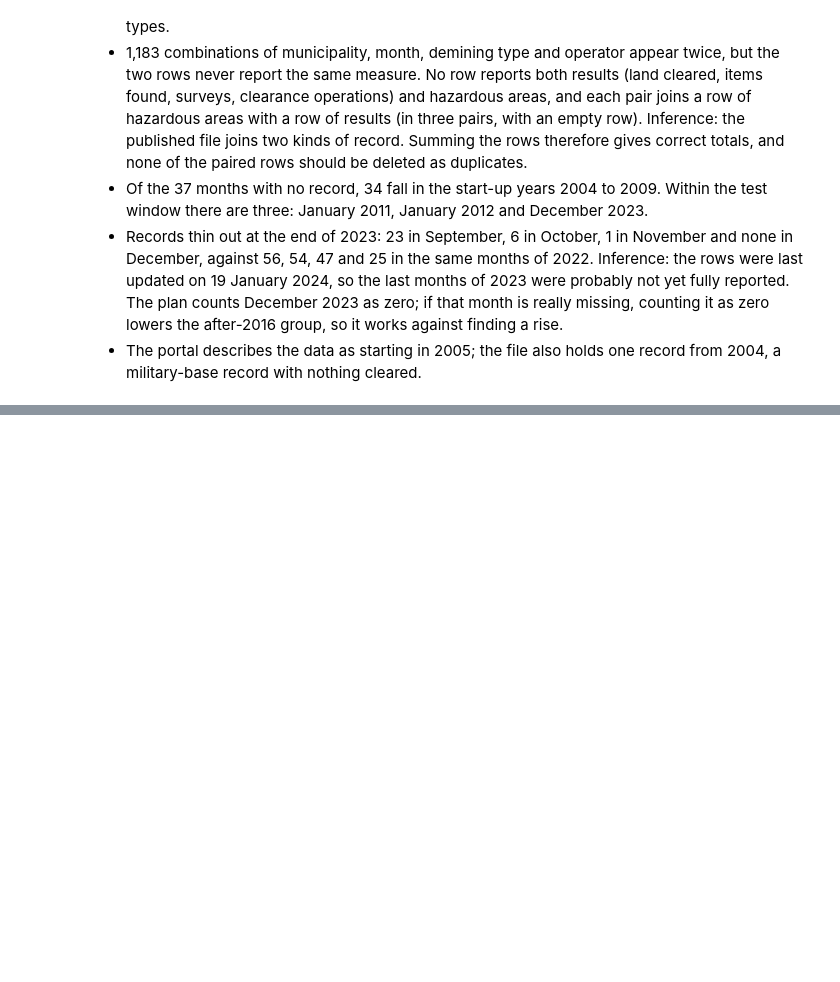
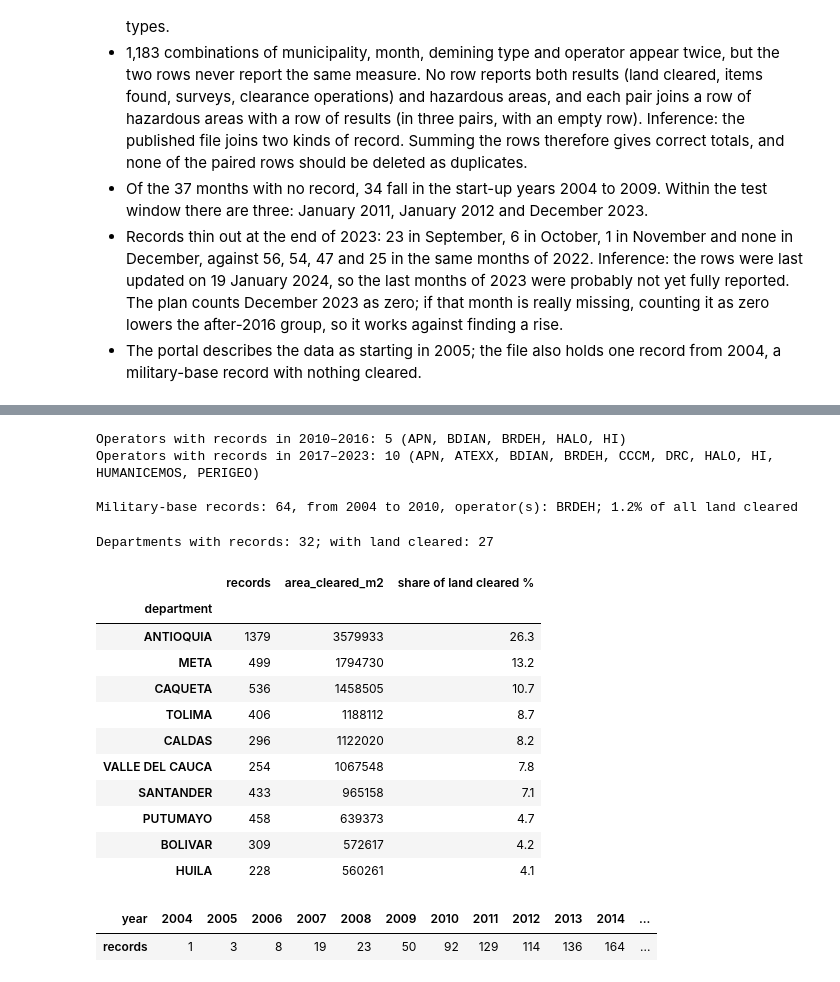
Before and after one commit to travisrcarlson/statistical-analysis-project, a Jupyter notebook: analysis.ipynb, the cells around one changed output, grey strips where cells are left out. Cells and saved outputs as stored; diff of their text form; code cells hidden in the pictures; blank space fills up the shorter version.

```diff
--- a/analysis.ipynb
+++ b/analysis.ipynb
@@ -316,0 +383,41 @@ Records in September to December, 2022 and 2023:
+# %%
+for period in [BEFORE, AFTER]:
+    names = sorted(df.loc[df["period"] == period, "operator"].unique())
+    print(f"Operators with records in {period}: {len(names)} ({', '.join(names)})")
+
+military_bases = df[df["demining_type"] == "Military bases"]
+print(f"\nMilitary-base records: {len(military_bases)}, from {military_bases['year'].min()} "
+      f"to {military_bases['year'].max()}, operator(s): {', '.join(military_bases['operator'].unique())}; "
+      f"{military_bases['area_cleared_m2'].sum() / df['area_cleared_m2'].sum():.1%} of all land cleared")
+# %% [output]
+Operators with records in 2010–2016: 5 (APN, BDIAN, BRDEH, HALO, HI)
+Operators with records in 2017–2023: 10 (APN, ATEXX, BDIAN, BRDEH, CCCM, DRC, HALO, HI, HUMANICEMOS, PERIGEO)
+
+Military-base records: 64, from 2004 to 2010, operator(s): BRDEH; 1.2% of all land cleared
+# %%
+departments = df.groupby("department").agg(records=("department", "size"),
+                                           area_cleared_m2=("area_cleared_m2", "sum"))
+departments["share of land cleared %"] = (departments["area_cleared_m2"] / departments["area_cleared_m2"].sum() * 100).round(1)
+departments["area_cleared_m2"] = departments["area_cleared_m2"].round(0).astype(int)
+print(f"Departments with records: {len(departments)}; with land cleared: {(departments['area_cleared_m2'] > 0).sum()}")
+departments.sort_values("area_cleared_m2", ascending=False).head(10)
+# %% [output]
+Departments with records: 32; with land cleared: 27
+|  | records | area_cleared_m2 | share of land cleared % |
+| department |  |  |  |
+| ANTIOQUIA | 1379 | 3579933 | 26.3 |
+| META | 499 | 1794730 | 13.2 |
+| CAQUETA | 536 | 1458505 | 10.7 |
+| TOLIMA | 406 | 1188112 | 8.7 |
+| CALDAS | 296 | 1122020 | 8.2 |
+| VALLE DEL CAUCA | 254 | 1067548 | 7.8 |
+| SANTANDER | 433 | 965158 | 7.1 |
+| PUTUMAYO | 458 | 639373 | 4.7 |
+| BOLIVAR | 309 | 572617 | 4.2 |
+| HUILA | 228 | 560261 | 4.1 |
+# %%
+records_per_year = df.groupby("year").size().rename("records")
+records_per_year.to_frame().T
+# %% [output]
+| year | 2004 | 2005 | 2006 | 2007 | 2008 | 2009 | 2010 | 2011 | 2012 | 2013 | 2014 | ... |
+| records | 1 | 3 | 8 | 19 | 23 | 50 | 92 | 129 | 114 | 136 | 164 | ... |
```
Also changed, not shown: parts of 12 cells of this notebook.
